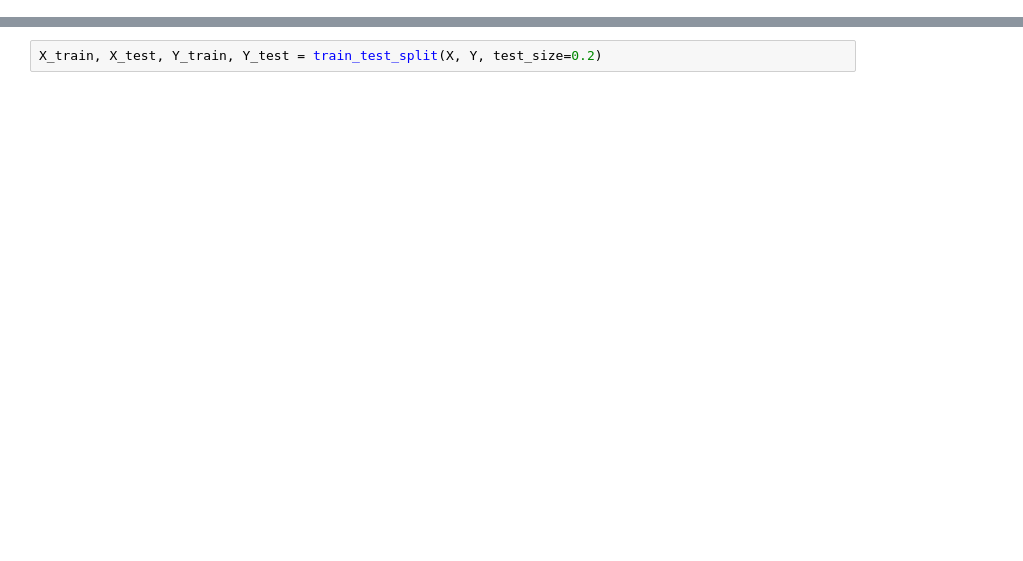
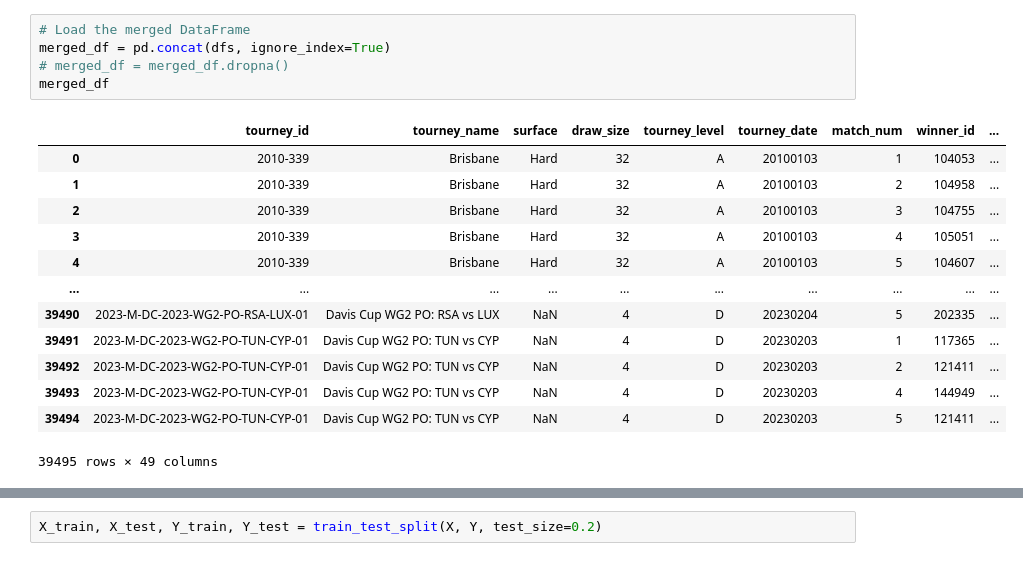
Before and after one commit to PRANETALLU/TennisOracle, a Jupyter notebook: GameEvaluation.ipynb, the cells around one changed output, grey strips where cells are left out. Saved outputs shown, nothing was run; the diff lists cells and outputs as text; blank space fills up the shorter version.

```diff
--- a/GameEvaluation.ipynb
+++ b/GameEvaluation.ipynb
@@ -158,0 +48,19 @@ importantData
+# %%
+# Load the merged DataFrame
+merged_df = pd.concat(dfs, ignore_index=True)
+# merged_df = merged_df.dropna()
+merged_df
+# %% [output]
+|  | tourney_id | tourney_name | surface | draw_size | tourney_level | tourney_date | match_num | winner_id | ... |
+| 0 | 2010-339 | Brisbane | Hard | 32 | A | 20100103 | 1 | 104053 | ... |
+| 1 | 2010-339 | Brisbane | Hard | 32 | A | 20100103 | 2 | 104958 | ... |
+| 2 | 2010-339 | Brisbane | Hard | 32 | A | 20100103 | 3 | 104755 | ... |
+| 3 | 2010-339 | Brisbane | Hard | 32 | A | 20100103 | 4 | 105051 | ... |
+| 4 | 2010-339 | Brisbane | Hard | 32 | A | 20100103 | 5 | 104607 | ... |
+| ... | ... | ... | ... | ... | ... | ... | ... | ... | ... |
+| 39490 | 2023-M-DC-2023-WG2-PO-RSA-LUX-01 | Davis Cup WG2 PO: RSA vs LUX | NaN | 4 | D | 20230204 | 5 | 202335 | ... |
+| 39491 | 2023-M-DC-2023-WG2-PO-TUN-CYP-01 | Davis Cup WG2 PO: TUN vs CYP | NaN | 4 | D | 20230203 | 1 | 117365 | ... |
+| 39492 | 2023-M-DC-2023-WG2-PO-TUN-CYP-01 | Davis Cup WG2 PO: TUN vs CYP | NaN | 4 | D | 20230203 | 2 | 121411 | ... |
+| 39493 | 2023-M-DC-2023-WG2-PO-TUN-CYP-01 | Davis Cup WG2 PO: TUN vs CYP | NaN | 4 | D | 20230203 | 4 | 144949 | ... |
+| 39494 | 2023-M-DC-2023-WG2-PO-TUN-CYP-01 | Davis Cup WG2 PO: TUN vs CYP | NaN | 4 | D | 20230203 | 5 | 121411 | ... |
+39495 rows × 49 columns
```
Also changed, not shown: parts of 8 cells of this notebook.
